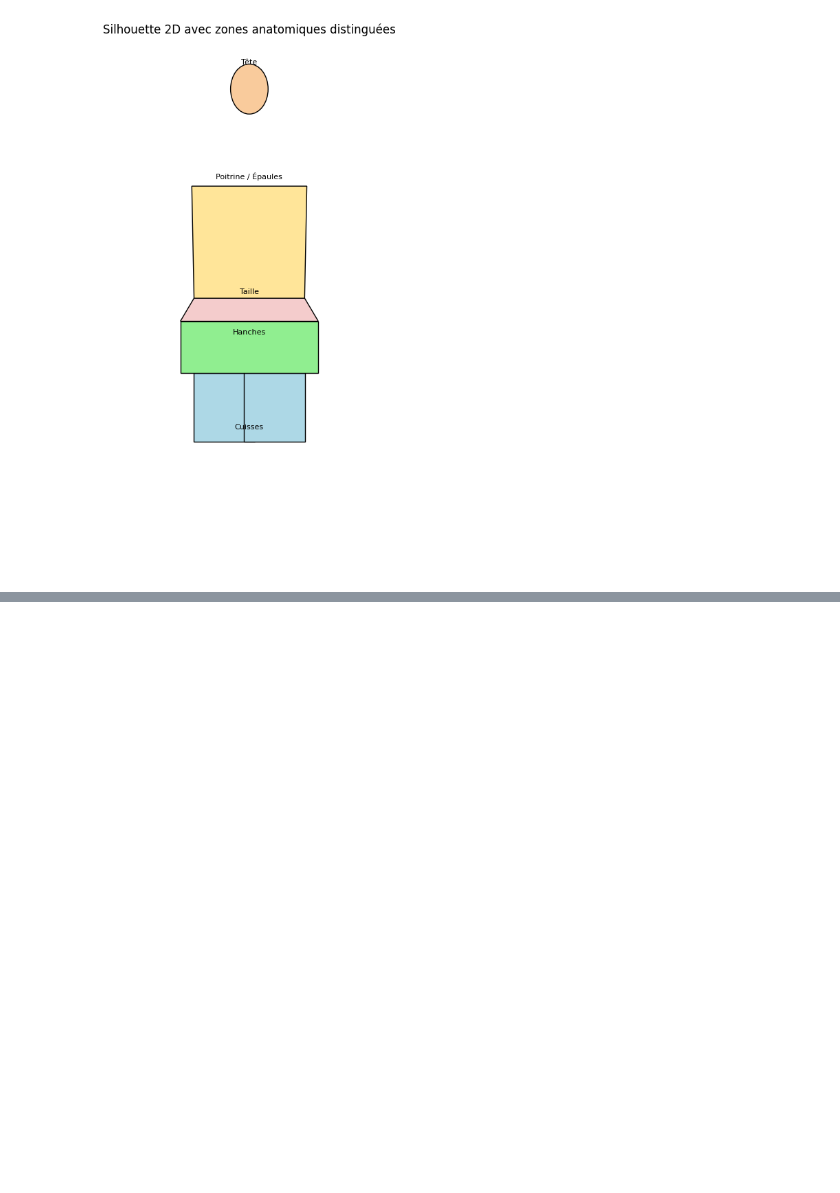
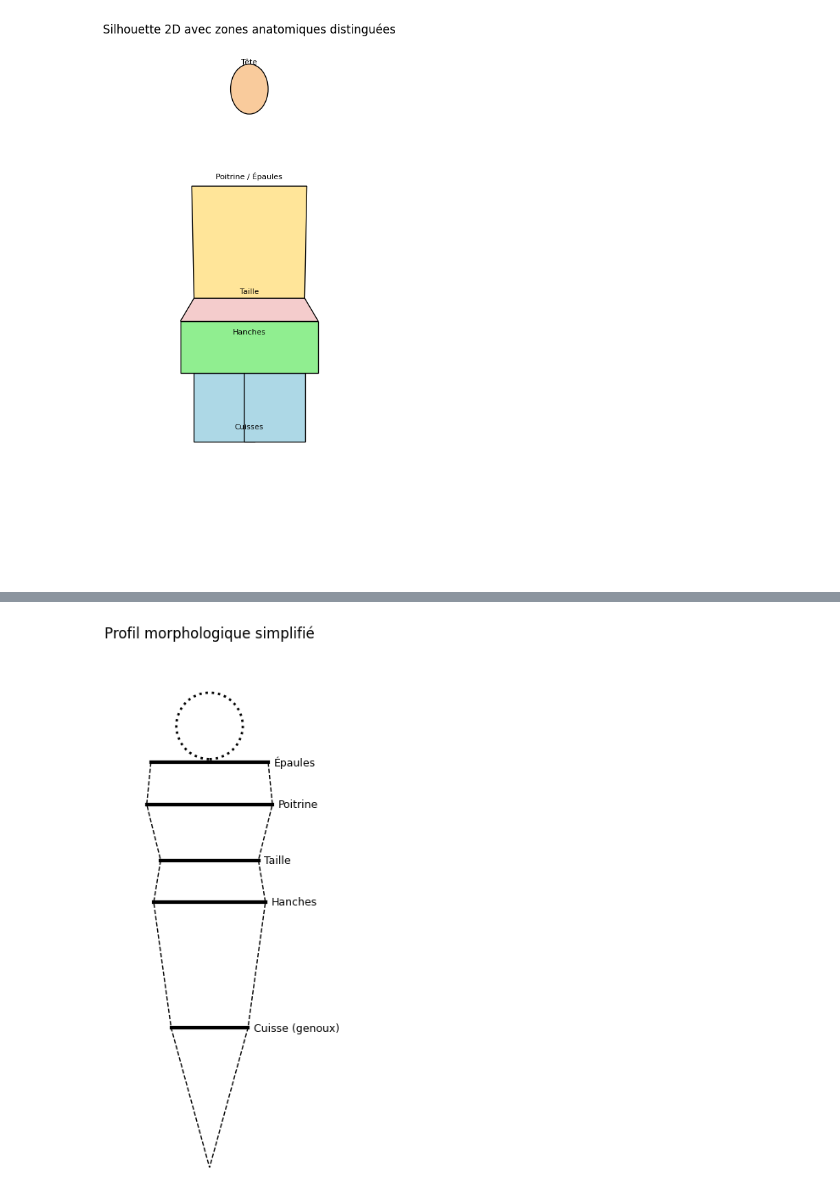
Before and after one commit to cosaques/biba-bop-stage-dataset, a Jupyter notebook: model.ipynb, the cells around one changed output, grey strips where cells are left out. Saved outputs shown, nothing was run; the diff lists cells and outputs as text; code cells hidden in the pictures; blank space fills up the shorter version.

```diff
--- a/model.ipynb
+++ b/model.ipynb
@@ -166,0 +573,61 @@ plt.show()
+# %%
+import matplotlib.pyplot as plt
+
+# Exemple de mesures (en cm)
+taille = 170
+tour_de_poitrine = 90
+hauteur_de_poitrine = 130
+hauteur_d_entrejambe = 80
+largeur_des_hanches = 40
+hauteur_des_hanches = 95
+hauteur_des_genoux = 50
+largeur_d_epaule = 42
+hauteur_des_epaules = 145
+tour_de_cuisse = 55
+tour_de_taille = 70
+hauteur_de_la_taille = 110
+
+# Conversion des tours en largeurs
+largeur_poitrine = tour_de_poitrine / 2
+largeur_taille = tour_de_taille / 2
+largeur_cuisse = tour_de_cuisse / 2
+
+# Points à dessiner (largeur, hauteur)
+points = [
+    (largeur_d_epaule, hauteur_des_epaules, "Épaules"),
+    (largeur_poitrine, hauteur_de_poitrine, "Poitrine"),
+    (largeur_taille, hauteur_de_la_taille, "Taille"),
+    (largeur_des_hanches, hauteur_des_hanches, "Hanches"),
+    (largeur_cuisse, hauteur_des_genoux, "Cuisse (genoux)"),
+    (0, 0, "Pieds")
+]
+
+fig, ax = plt.subplots(figsize=(4, 8))
+
+# Tracer les segments horizontaux
+for largeur, hauteur, label in points:
+    ax.plot([-largeur/2, largeur/2], [hauteur, hauteur], 'k-', linewidth=3)
+    if largeur > 0:
+        ax.text(largeur/2 + 2, hauteur, label, va='center', fontsize=9)
+
+# Relier les extrémités pour former la silhouette
+x = [-(largeur_d_epaule/2), -(largeur_poitrine/2), -(largeur_taille/2), -(largeur_des_hanches/2), -(largeur_cuisse/2), 0]
+y = [hauteur_des_epaules, hauteur_de_poitrine, hauteur_de_la_taille, hauteur_des_hanches, hauteur_des_genoux, 0]
+ax.plot(x, y, 'k--', linewidth=1)
+x = [(largeur_d_epaule/2), (largeur_poitrine/2), (largeur_taille/2), (largeur_des_hanches/2), (largeur_cuisse/2), 0]
+ax.plot(x, y, 'k--', linewidth=1)
+
+# Tête (cercle)
+head_radius = 0.07 * taille
+head_center = (0, taille - head_radius)
+head = plt.Circle(head_center, head_radius, fill=False, linestyle='dotted', linewidth=2)
+ax.add_patch(head)
+
+ax.set_xlim(-max(largeur_d_epaule, largeur_poitrine, largeur_des_hanches)/1.5, max(largeur_d_epaule, largeur_poitrine, largeur_des_hanches)/1.5)
+ax.set_ylim(0, taille + 0.1*taille)
+ax.set_aspect('equal')
+ax.axis('off')
+plt.title("Profil morphologique simplifié")
+plt.show()
+# %% [output]
+[figure, added]
```
Also changed, not shown: parts of 4 cells of this notebook.
